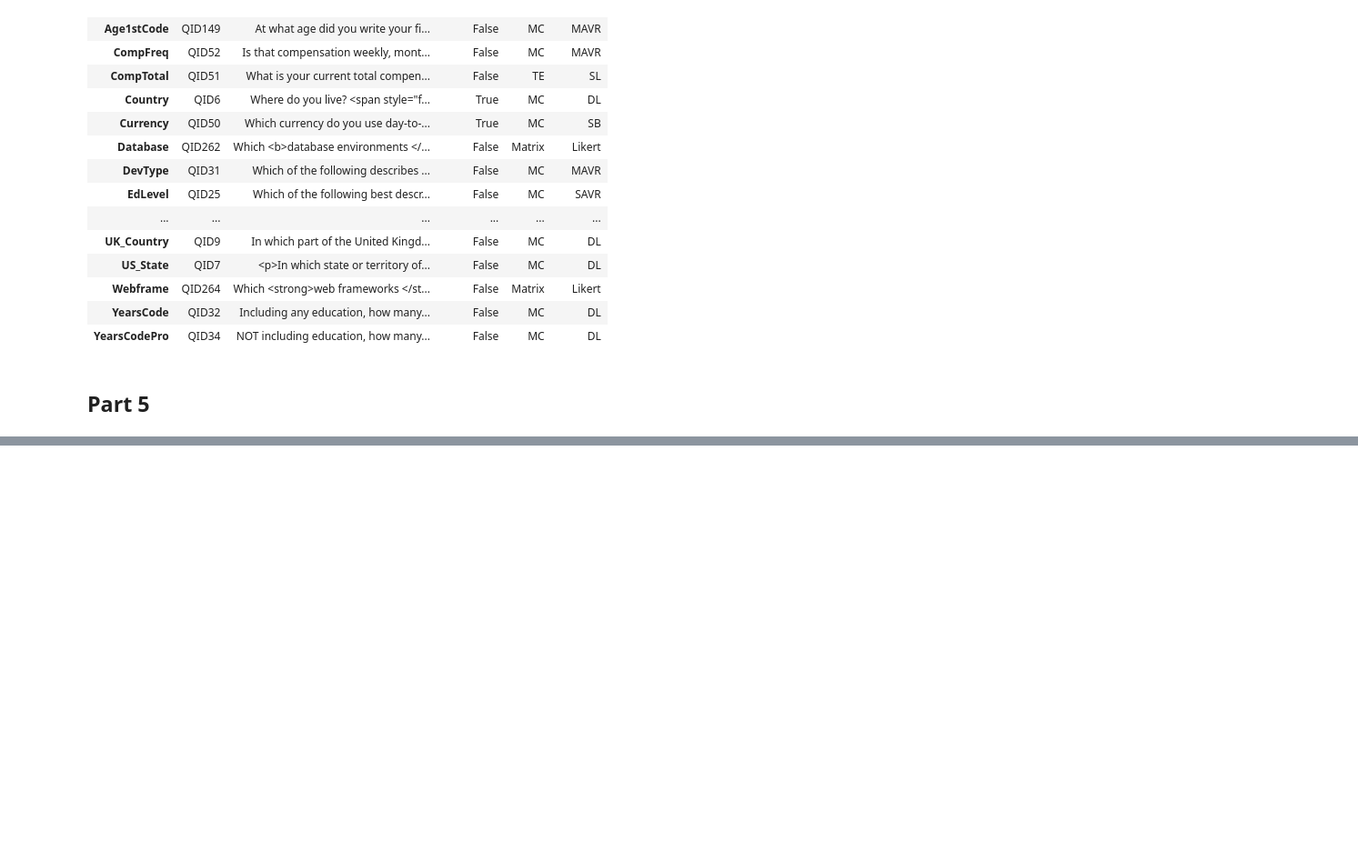
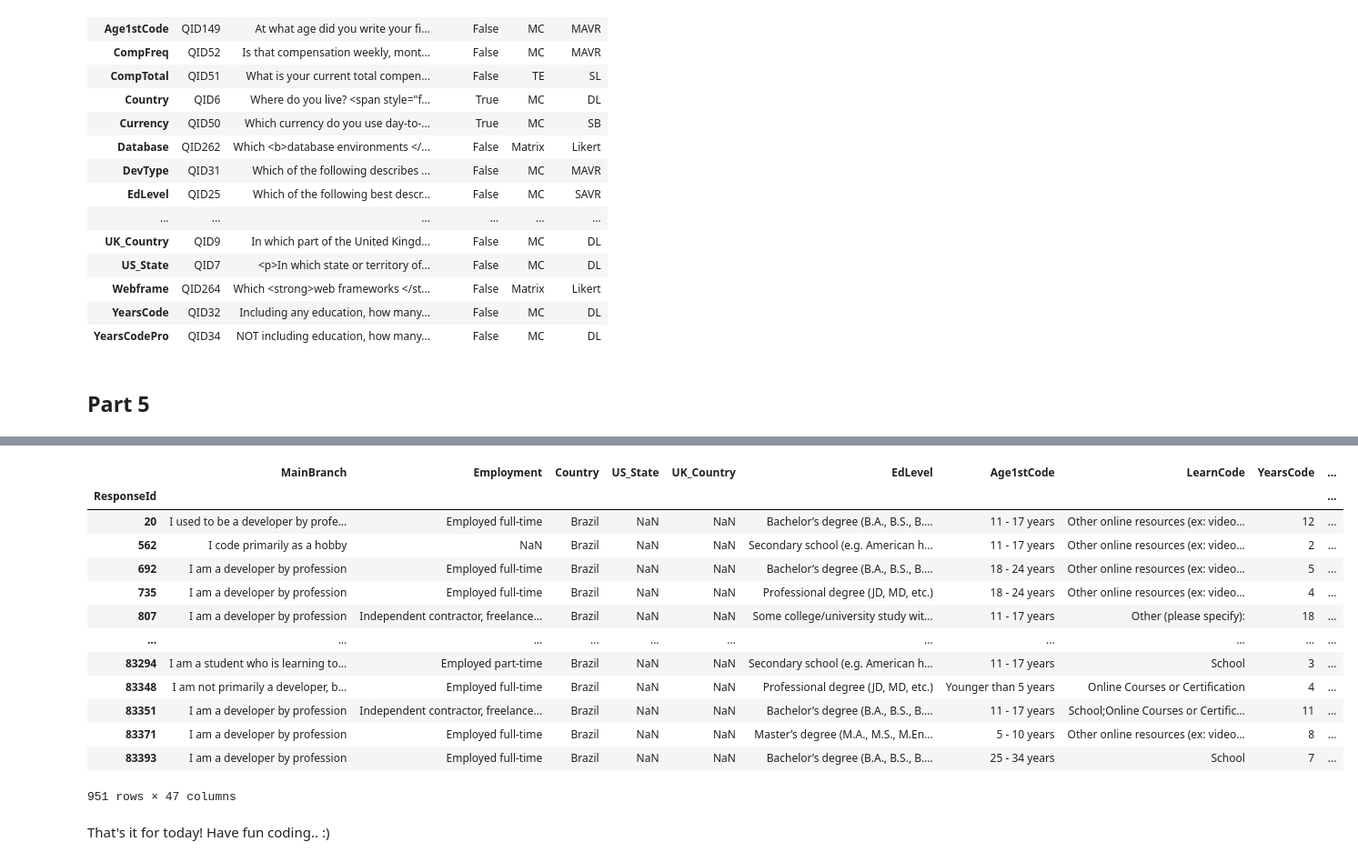
Before and after one commit to mitchxxmitch-code/Data-Cleaning-Tutorials, a Jupyter notebook: Data_Cleaning_Tutorial_with_Pandas.ipynb, the cells around one changed output, grey strips where cells are left out. Shown at 91% size. Drawn from its saved outputs; the diff is of its cells as text; code cells hidden in the pictures; blank space fills up the shorter version.

```diff
--- a/Data_Cleaning_Tutorial_with_Pandas.ipynb
+++ b/Data_Cleaning_Tutorial_with_Pandas.ipynb
@@ -561,0 +611,23 @@ schema_df
+# %%
+all_python_dev_filter = survey_df["LanguageHaveWorkedWith"].str.contains("Python", na=False)
+brazil_filter = survey_df["Country"] == "Brazil"
+
+all_brazil_python_devs = survey_df[all_python_dev_filter & brazil_filter]
+all_brazil_python_devs
+# %% [output]
+|  | MainBranch | Employment | Country | US_State | UK_Country | EdLevel | Age1stCode | LearnCode | YearsCode | ... |
+| ResponseId |  |  |  |  |  |  |  |  |  | ... |
+| 20 | I used to be a developer by profe... | Employed full-time | Brazil | NaN | NaN | Bachelor’s degree (B.A., B.S., B.... | 11 - 17 years | Other online resources (ex: video... | 12 | ... |
+| 562 | I code primarily as a hobby | NaN | Brazil | NaN | NaN | Secondary school (e.g. American h... | 11 - 17 years | Other online resources (ex: video... | 2 | ... |
+| 692 | I am a developer by profession | Employed full-time | Brazil | NaN | NaN | Bachelor’s degree (B.A., B.S., B.... | 18 - 24 years | Other online resources (ex: video... | 5 | ... |
+| 735 | I am a developer by profession | Employed full-time | Brazil | NaN | NaN | Professional degree (JD, MD, etc.) | 18 - 24 years | Other online resources (ex: video... | 4 | ... |
+| 807 | I am a developer by profession | Independent contractor, freelance... | Brazil | NaN | NaN | Some college/university study wit... | 11 - 17 years | Other (please specify): | 18 | ... |
+| ... | ... | ... | ... | ... | ... | ... | ... | ... | ... | ... |
+| 83294 | I am a student who is learning to... | Employed part-time | Brazil | NaN | NaN | Secondary school (e.g. American h... | 11 - 17 years | School | 3 | ... |
+| 83348 | I am not primarily a developer, b... | Employed full-time | Brazil | NaN | NaN | Professional degree (JD, MD, etc.) | Younger than 5 years | Online Courses or Certification | 4 | ... |
+| 83351 | I am a developer by profession | Independent contractor, freelance... | Brazil | NaN | NaN | Bachelor’s degree (B.A., B.S., B.... | 11 - 17 years | School;Online Courses or Certific... | 11 | ... |
+| 83371 | I am a developer by profession | Employed full-time | Brazil | NaN | NaN | Master’s degree (M.A., M.S., M.En... | 5 - 10 years | Other online resources (ex: video... | 8 | ... |
+| 83393 | I am a developer by profession | Employed full-time | Brazil | NaN | NaN | Bachelor’s degree (B.A., B.S., B.... | 25 - 34 years | School | 7 | ... |
+951 rows × 47 columns
+# %% [markdown]
+That's it for today! Have fun coding.. :)
```
Also changed, not shown: parts of 6 cells of this notebook.
